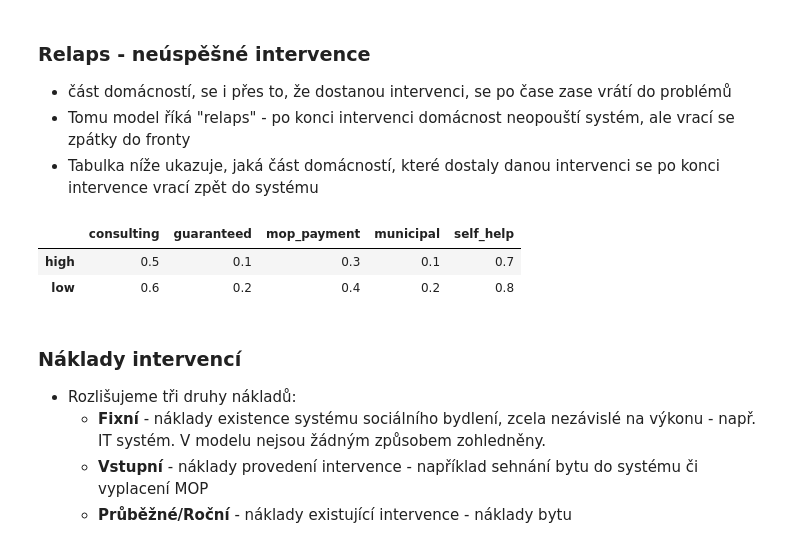
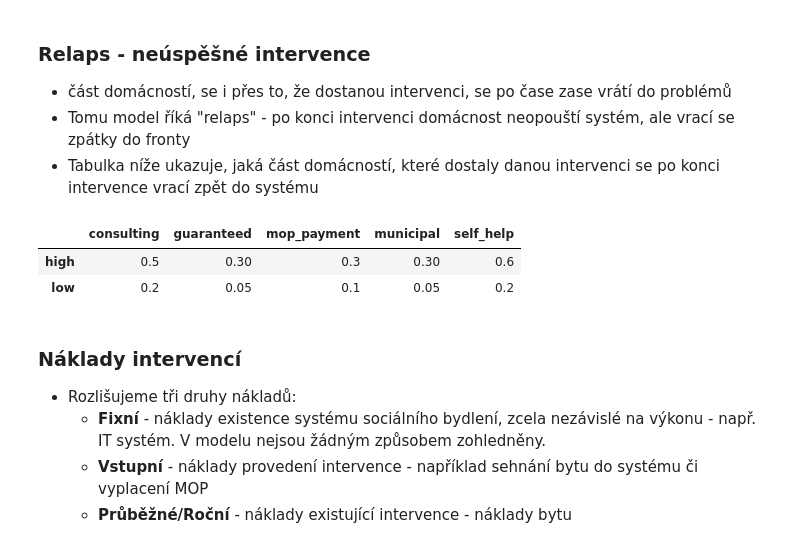
Before and after one commit to vitekzkytek/SocialHousingModel, a Jupyter notebook: model.ipynb, the cells around one changed output. Saved outputs shown, nothing was run; the diff lists cells and outputs as text; code cells hidden in the pictures.

```diff
--- a/model.ipynb
+++ b/model.ipynb
@@ -135,23 +135,23 @@ dtype: int64
 * Tabulka níže ukazuje, jaká část domácností, které dostaly danou intervenci se po konci intervence vrací zpět do systému
 # %%
 relapse_rates = pd.Series({
-    ('low','self_help'):.8,
-    ('low','consulting'):.6,
-    ('low','mop_payment'):.4,
-    ('low','guaranteed'):.2,
-    ('low','municipal'):.2,
-    ('high','self_help'):.7,
+    ('low','self_help'):.2,
+    ('low','consulting'):.2,
+    ('low','mop_payment'):.1,
+    ('low','guaranteed'):.05,
+    ('low','municipal'):.05,
+    ('high','self_help'):.6,
     ('high','consulting'):.5,
     ('high','mop_payment'):.3,
-    ('high','guaranteed'):.1,
-    ('high','municipal'):.1
+    ('high','guaranteed'):.3,
+    ('high','municipal'):.3
 }).unstack()
 
 relapse_rates
 # %% [output]
 |  | consulting | guaranteed | mop_payment | municipal | self_help |
-| high | 0.5 | 0.1 | 0.3 | 0.1 | 0.7 |
-| low | 0.6 | 0.2 | 0.4 | 0.2 | 0.8 |
+| high | 0.5 | 0.30 | 0.3 | 0.30 | 0.6 |
+| low | 0.2 | 0.05 | 0.1 | 0.05 | 0.2 |
 # %% [markdown]
 ### Náklady intervencí
 
```
Also changed, not shown: parts of 7 cells of this notebook.
